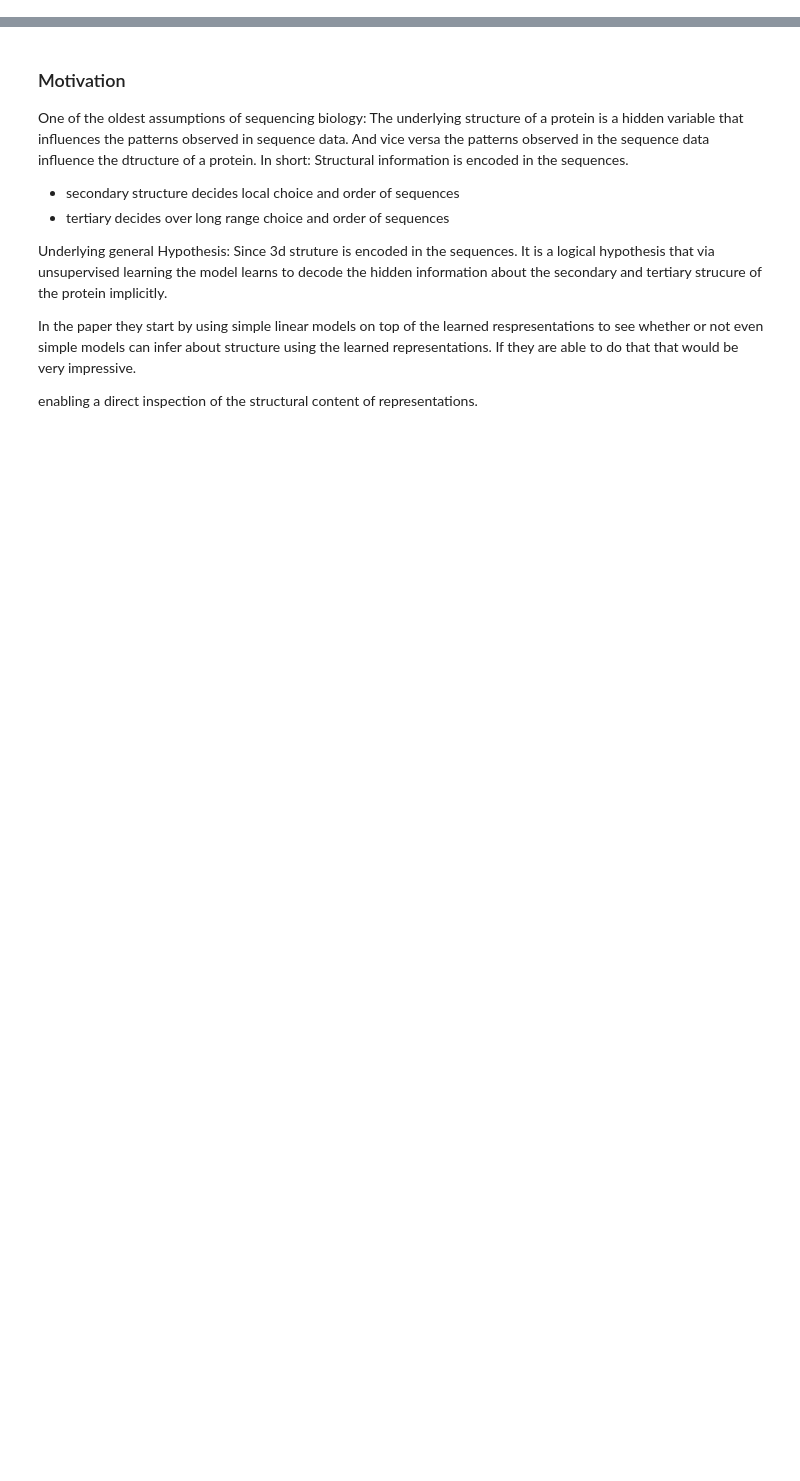
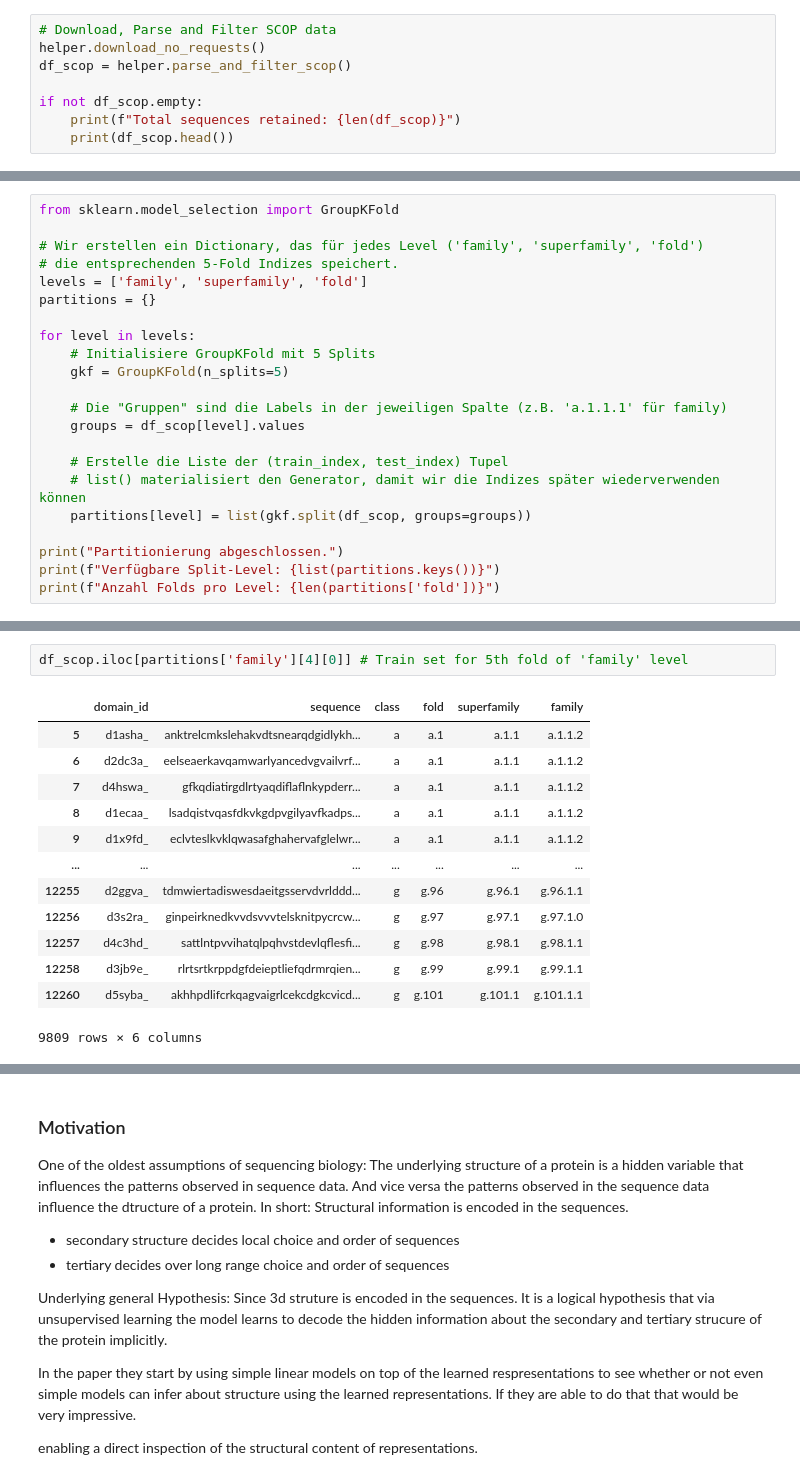
Before and after one commit to dgloukhman/unsupervised-learning-in-biology, a Jupyter notebook: experiments/Experiment_5.ipynb, the cells around one changed output, grey strips where cells are left out. Saved outputs shown, nothing was run; the diff lists cells and outputs as text; blank space fills up the shorter version.

```diff
--- a/experiments/Experiment_5.ipynb
+++ b/experiments/Experiment_5.ipynb
@@ -33,0 +44,8 @@ if torch.cuda.is_available():
+# %%
+# Download, Parse and Filter SCOP data
+helper.download_no_requests()
+df_scop = helper.parse_and_filter_scop()
+
+if not df_scop.empty:
+    print(f"Total sequences retained: {len(df_scop)}")
+    print(df_scop.head())
@@ -33,0 +69,22 @@ if torch.cuda.is_available():
+# %%
+from sklearn.model_selection import GroupKFold
+
+# Wir erstellen ein Dictionary, das für jedes Level ('family', 'superfamily', 'fold')
+# die entsprechenden 5-Fold Indizes speichert.
+levels = ['family', 'superfamily', 'fold']
+partitions = {}
+
+for level in levels:
+    # Initialisiere GroupKFold mit 5 Splits
+    gkf = GroupKFold(n_splits=5)
+
+    # Die "Gruppen" sind die Labels in der jeweiligen Spalte (z.B. 'a.1.1.1' für family)
+    groups = df_scop[level].values
+
+    # Erstelle die Liste der (train_index, test_index) Tupel
+    # list() materialisiert den Generator, damit wir die Indizes später wiederverwenden können
+    partitions[level] = list(gkf.split(df_scop, groups=groups))
+
+print("Partitionierung abgeschlossen.")
+print(f"Verfügbare Split-Level: {list(partitions.keys())}")
+print(f"Anzahl Folds pro Level: {len(partitions['fold'])}")
@@ -33,0 +104,16 @@ if torch.cuda.is_available():
+# %%
+df_scop.iloc[partitions['family'][4][0]] # Train set for 5th fold of 'family' level
+# %% [output]
+|  | domain_id | sequence | class | fold | superfamily | family |
+| 5 | d1asha_ | anktrelcmkslehakvdtsnearqdgidlykh... | a | a.1 | a.1.1 | a.1.1.2 |
+| 6 | d2dc3a_ | eelseaerkavqamwarlyancedvgvailvrf... | a | a.1 | a.1.1 | a.1.1.2 |
+| 7 | d4hswa_ | gfkqdiatirgdlrtyaqdiflaflnkypderr... | a | a.1 | a.1.1 | a.1.1.2 |
+| 8 | d1ecaa_ | lsadqistvqasfdkvkgdpvgilyavfkadps... | a | a.1 | a.1.1 | a.1.1.2 |
+| 9 | d1x9fd_ | eclvteslkvklqwasafghahervafglelwr... | a | a.1 | a.1.1 | a.1.1.2 |
+| ... | ... | ... | ... | ... | ... | ... |
+| 12255 | d2ggva_ | tdmwiertadiswesdaeitgsservdvrlddd... | g | g.96 | g.96.1 | g.96.1.1 |
+| 12256 | d3s2ra_ | ginpeirknedkvvdsvvvtelsknitpycrcw... | g | g.97 | g.97.1 | g.97.1.0 |
+| 12257 | d4c3hd_ | sattlntpvvihatqlpqhvstdevlqflesfi... | g | g.98 | g.98.1 | g.98.1.1 |
+| 12258 | d3jb9e_ | rlrtsrtkrppdgfdeieptliefqdrmrqien... | g | g.99 | g.99.1 | g.99.1.1 |
+| 12260 | d5syba_ | akhhpdlifcrkqagvaigrlcekcdgkcvicd... | g | g.101 | g.101.1 | g.101.1.1 |
+9809 rows × 6 columns
```
Also changed, not shown: parts of 17 cells of this notebook.
